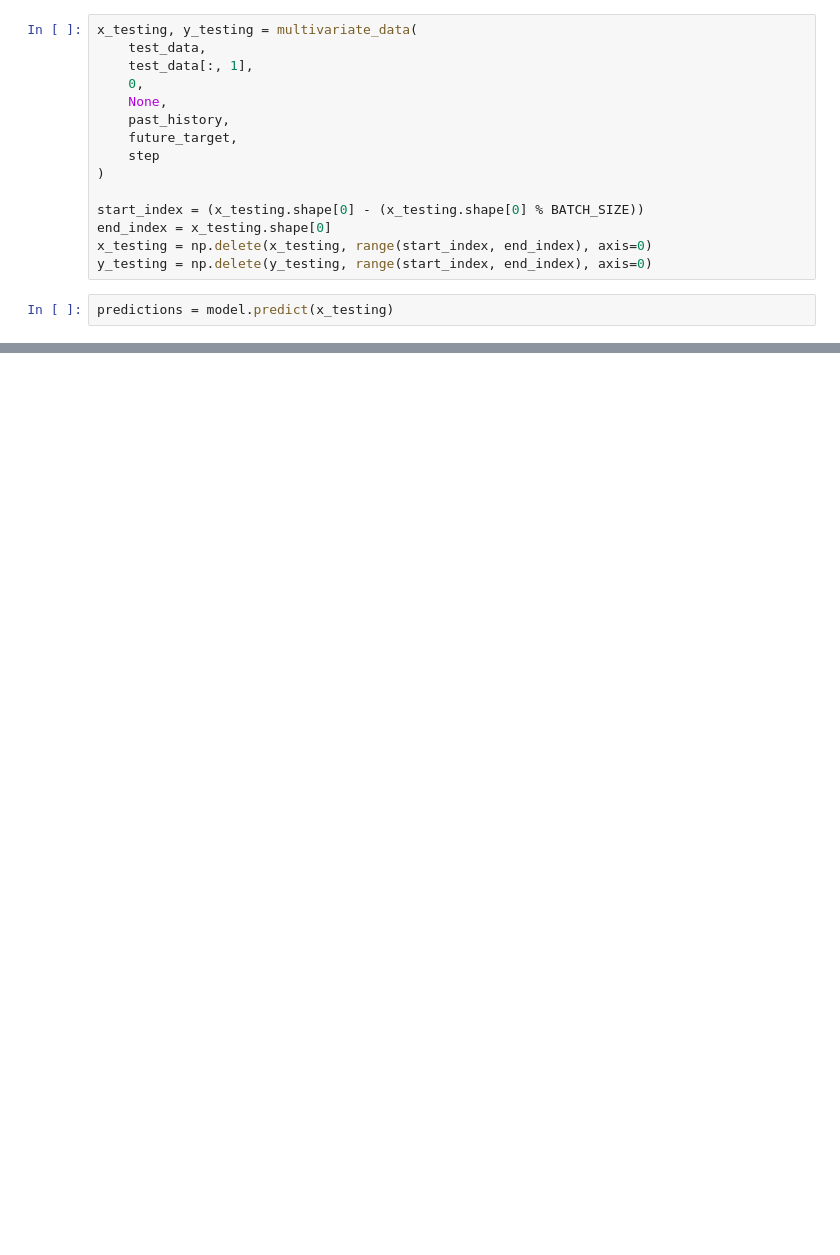
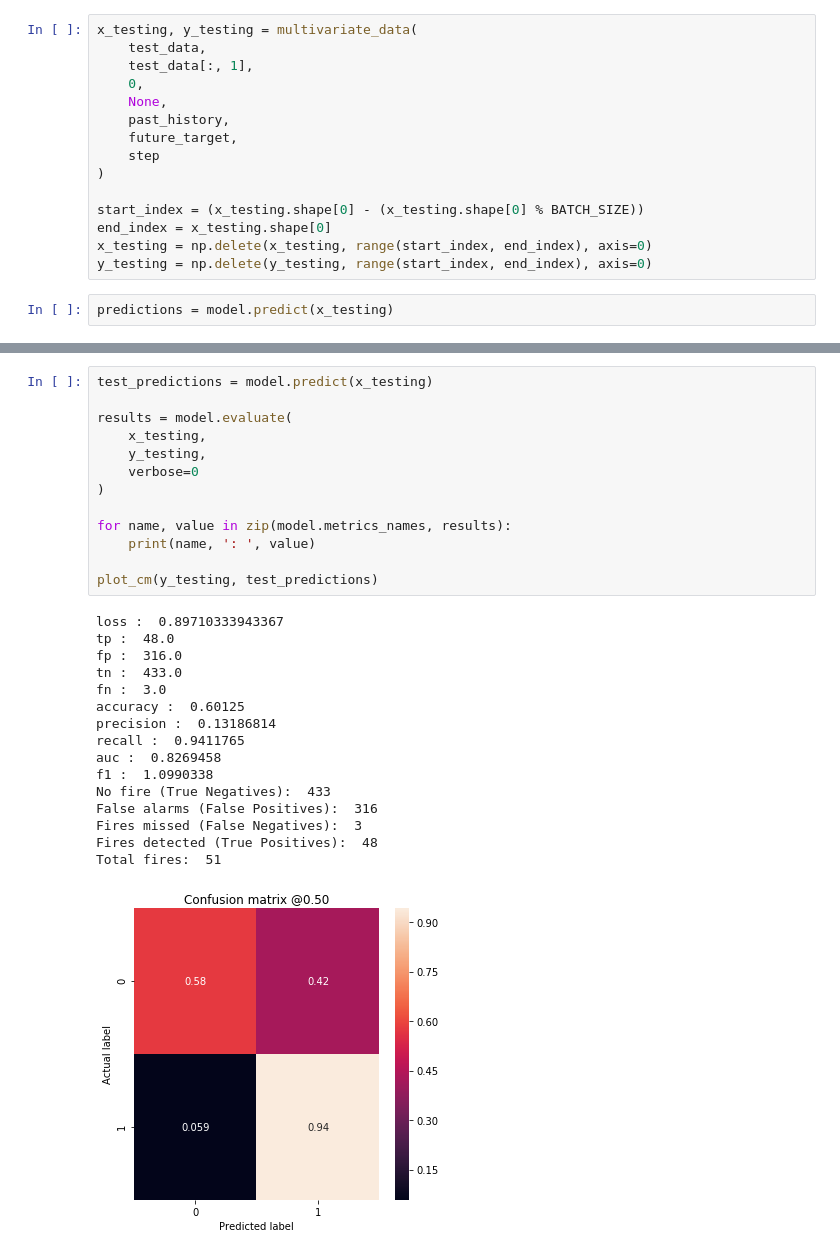
Before and after one commit to aristyogresearch/wildfire, a Jupyter notebook: notebooks/keras_stateless_LSTM_skopt_one_spatial_bin.ipynb, the cells around one changed output, grey strips where cells are left out. Cells and saved outputs as stored; diff of their text form; blank space fills up the shorter version.

```diff
--- a/notebooks/keras_stateless_LSTM_skopt_one_spatial_bin.ipynb
+++ b/notebooks/keras_stateless_LSTM_skopt_one_spatial_bin.ipynb
@@ -1034,0 +1045,30 @@ plt.show()
+# %%
+test_predictions = model.predict(x_testing)
+
+results = model.evaluate(
+    x_testing,
+    y_testing,
+    verbose=0
+)
+
+for name, value in zip(model.metrics_names, results):
+    print(name, ': ', value)
+
+plot_cm(y_testing, test_predictions)
+# %% [output]
+loss :  0.89710333943367
+tp :  48.0
+fp :  316.0
+tn :  433.0
+fn :  3.0
+accuracy :  0.60125
+precision :  0.13186814
+recall :  0.9411765
+auc :  0.8269458
+f1 :  1.0990338
+No fire (True Negatives):  433
+False alarms (False Positives):  316
+Fires missed (False Negatives):  3
+Fires detected (True Positives):  48
+Total fires:  51
+[figure, added]
```
Also changed, not shown: parts of 13 cells of this notebook, 14 other files.
